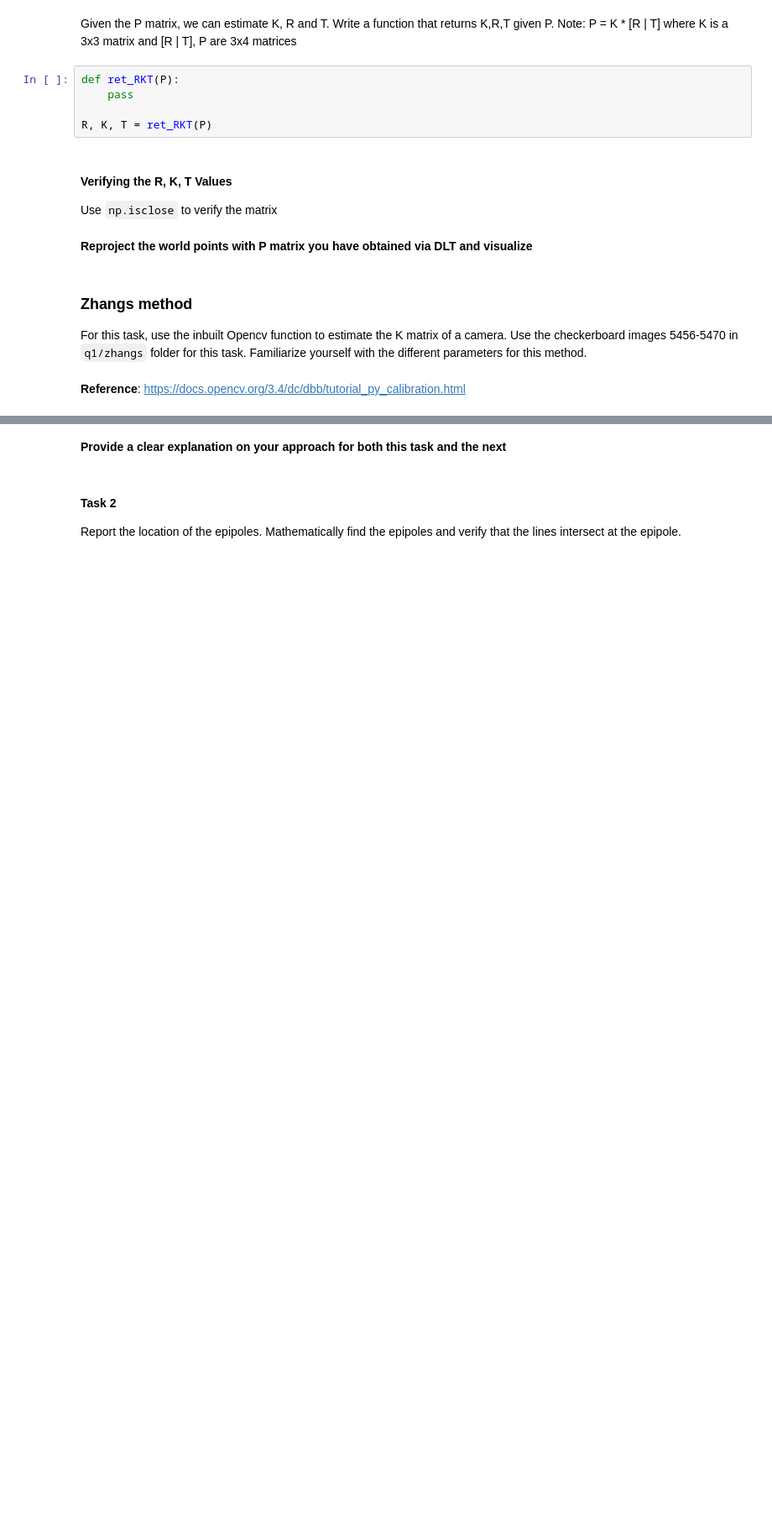
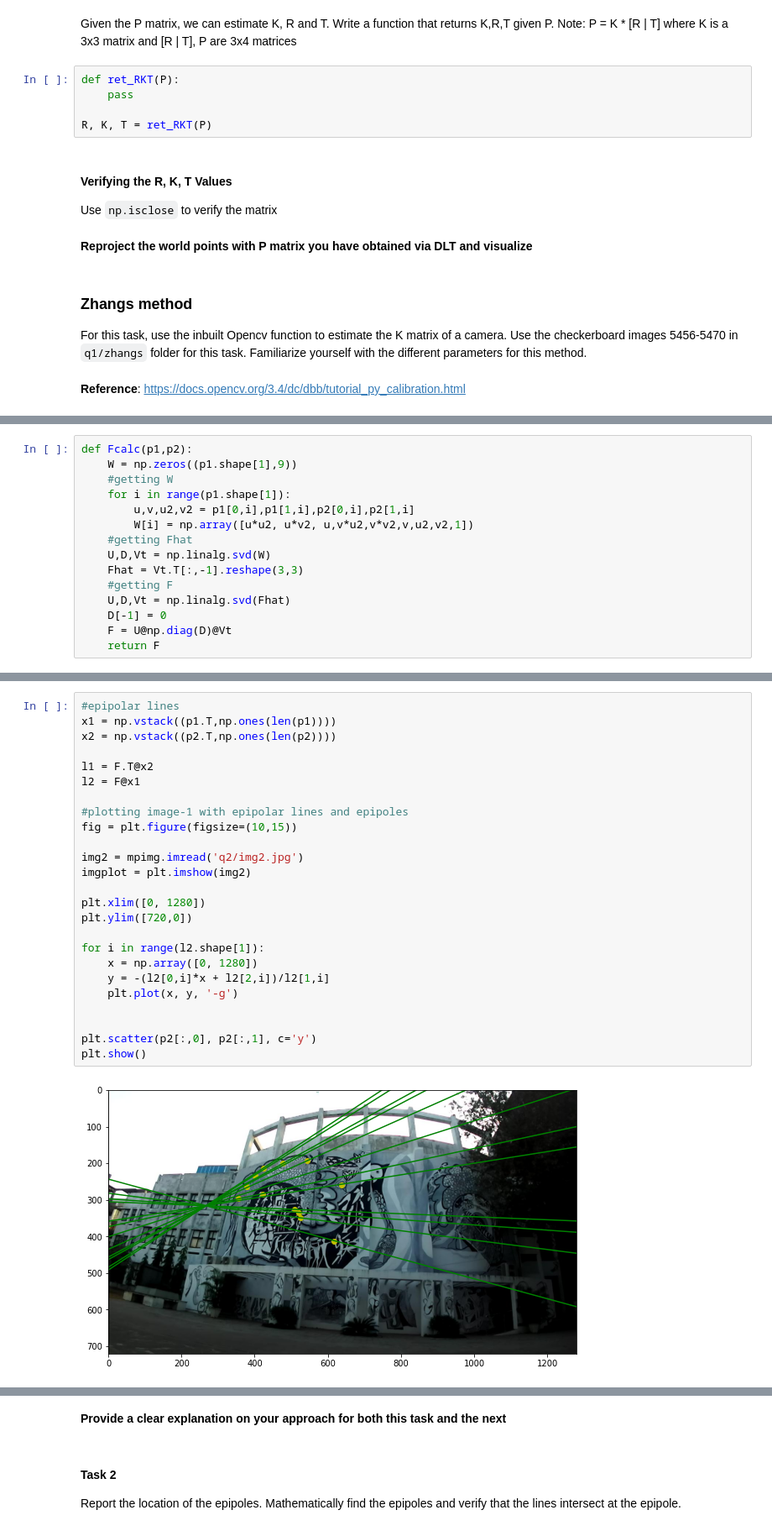
Before and after one commit to aravind-3105/Mobile-Robotics-Assignment4, a Jupyter notebook: Assignment4.ipynb, the cells around one changed output, grey strips where cells are left out. Shown at 84% size. Saved outputs shown, nothing was run; the diff lists cells and outputs as text; blank space fills up the shorter version.

```diff
--- a/Assignment4.ipynb
+++ b/Assignment4.ipynb
@@ -115,0 +182,15 @@ The convention used for F is $x'^{T}Fx$ where $x'$ is the location of the point
+# %%
+def Fcalc(p1,p2):
+    W = np.zeros((p1.shape[1],9))
+    #getting W
+    for i in range(p1.shape[1]):
+        u,v,u2,v2 = p1[0,i],p1[1,i],p2[0,i],p2[1,i]
+        W[i] = np.array([u*u2, u*v2, u,v*u2,v*v2,v,u2,v2,1])
+    #getting Fhat
+    U,D,Vt = np.linalg.svd(W)
+    Fhat = Vt.T[:,-1].reshape(3,3)
+    #getting F
+    U,D,Vt = np.linalg.svd(Fhat)
+    D[-1] = 0
+    F = U@np.diag(D)@Vt
+    return F
@@ -115,0 +224,27 @@ The convention used for F is $x'^{T}Fx$ where $x'$ is the location of the point
+# %%
+#epipolar lines
+x1 = np.vstack((p1.T,np.ones(len(p1))))
+x2 = np.vstack((p2.T,np.ones(len(p2))))
+
+l1 = F.T@x2
+l2 = F@x1
+
+#plotting image-1 with epipolar lines and epipoles
+fig = plt.figure(figsize=(10,15))
+
+img2 = mpimg.imread('q2/img2.jpg')
+imgplot = plt.imshow(img2)
+
+plt.xlim([0, 1280])
+plt.ylim([720,0])
+
+for i in range(l2.shape[1]):
+    x = np.array([0, 1280])
+    y = -(l2[0,i]*x + l2[2,i])/l2[1,i]
+    plt.plot(x, y, '-g')
+
+
+plt.scatter(p2[:,0], p2[:,1], c='y')
+plt.show()
+# %% [output]
+[figure, added]
```
Also changed, not shown: parts of 14 cells of this notebook.
